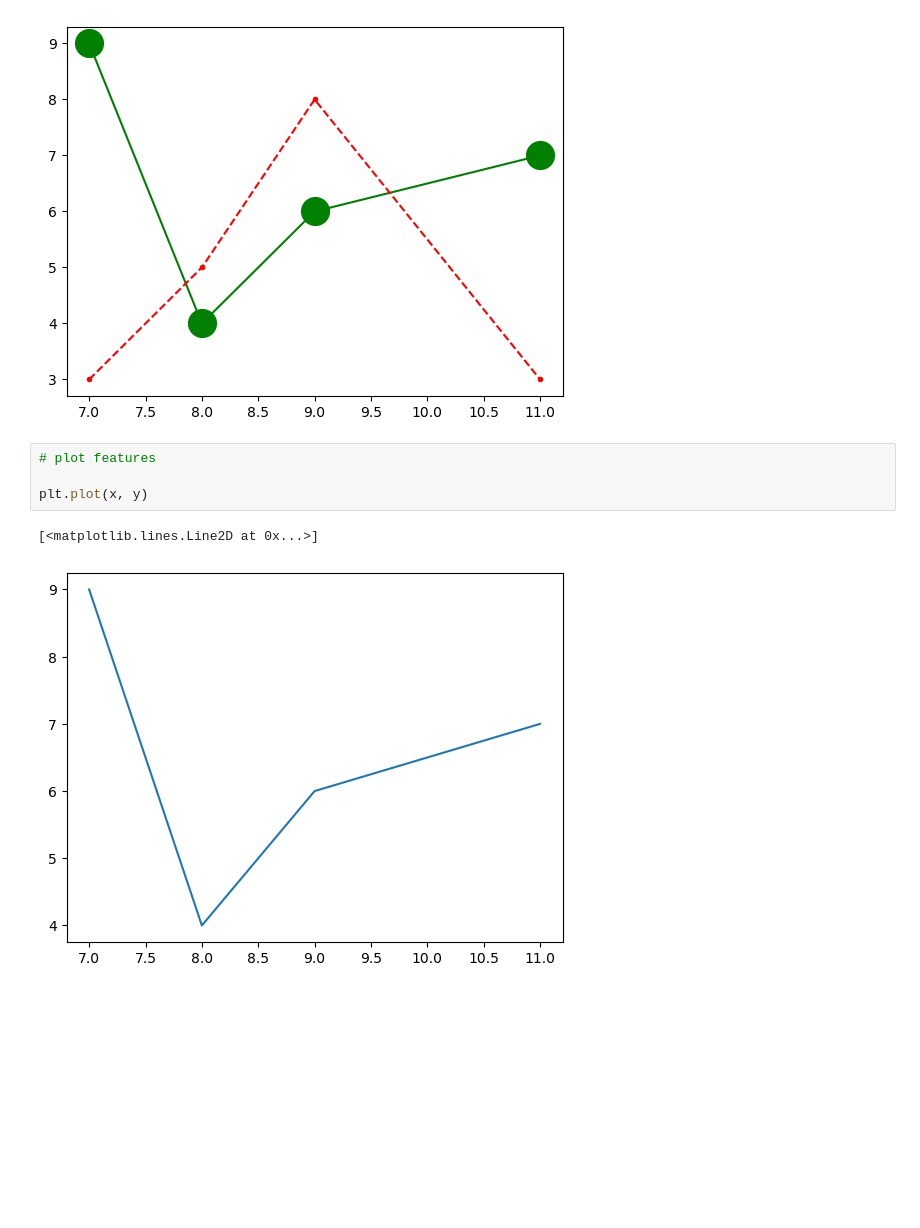
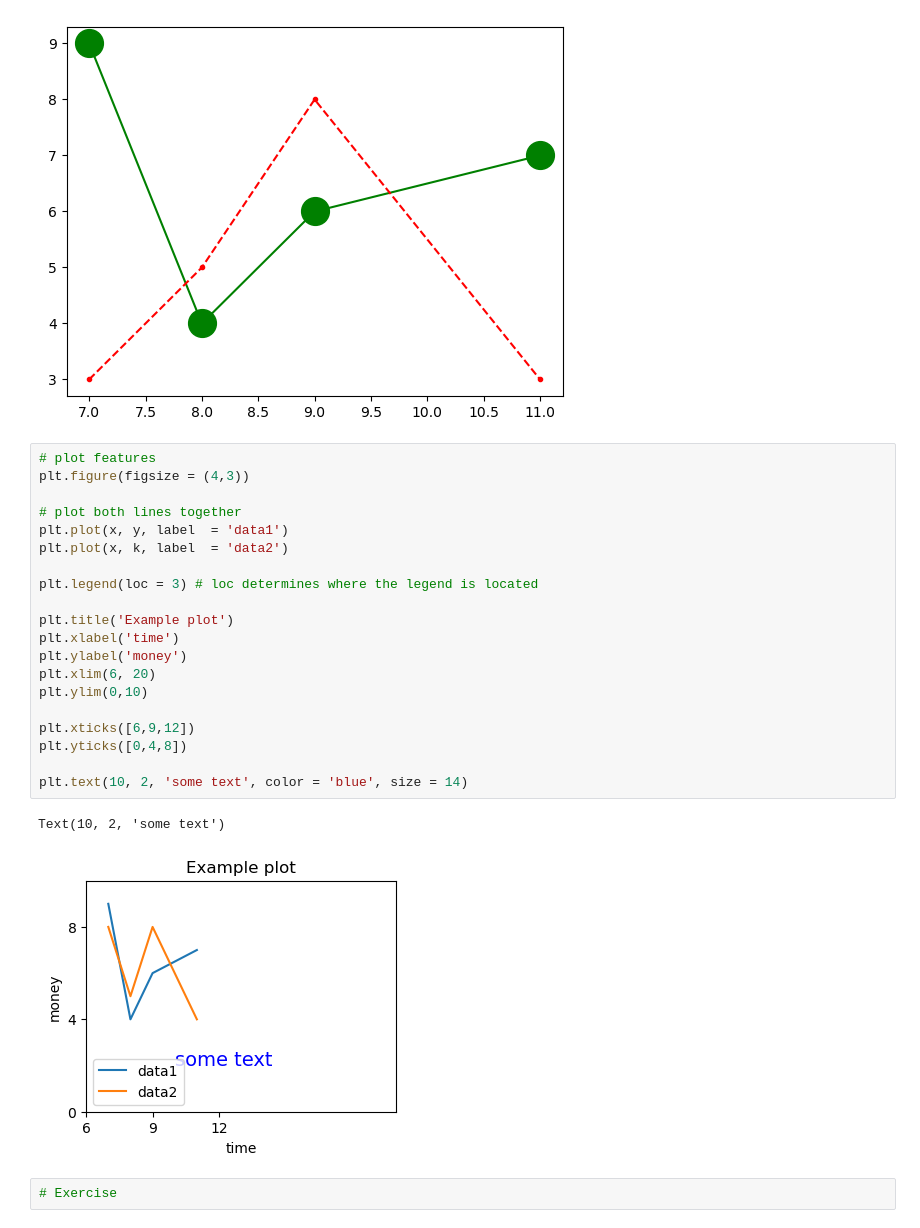
Before and after one commit to gkbichara/Programming-Tools, a Jupyter notebook: Lecture-15/notebook.ipynb, the cells around one changed output. Saved outputs shown, nothing was run; the diff lists cells and outputs as text; blank space fills up the shorter version.

```diff
--- a/Lecture-15/notebook.ipynb
+++ b/Lecture-15/notebook.ipynb
@@ -238,10 +238,28 @@ plt.plot(x, m,'r.--') # the string goes as follows: color, marker, type of line
 # %% [output]
 [<matplotlib.lines.Line2D at 0x...>]
 [figure]
-# %%
-# plot features
-
-plt.plot(x, y)
-# %% [output]
-[<matplotlib.lines.Line2D at 0x...>]
-[figure, removed]
+# %%
+# plot features
+plt.figure(figsize = (4,3))
+
+# plot both lines together
+plt.plot(x, y, label  = 'data1')
+plt.plot(x, k, label  = 'data2')
+
+plt.legend(loc = 3) # loc determines where the legend is located
+
+plt.title('Example plot')
+plt.xlabel('time')
+plt.ylabel('money')
+plt.xlim(6, 20)
+plt.ylim(0,10)
+
+plt.xticks([6,9,12])
+plt.yticks([0,4,8])
+
+plt.text(10, 2, 'some text', color = 'blue', size = 14)
+# %% [output]
+Text(10, 2, 'some text')
+[figure, added]
+# %%
+# Exercise
```
